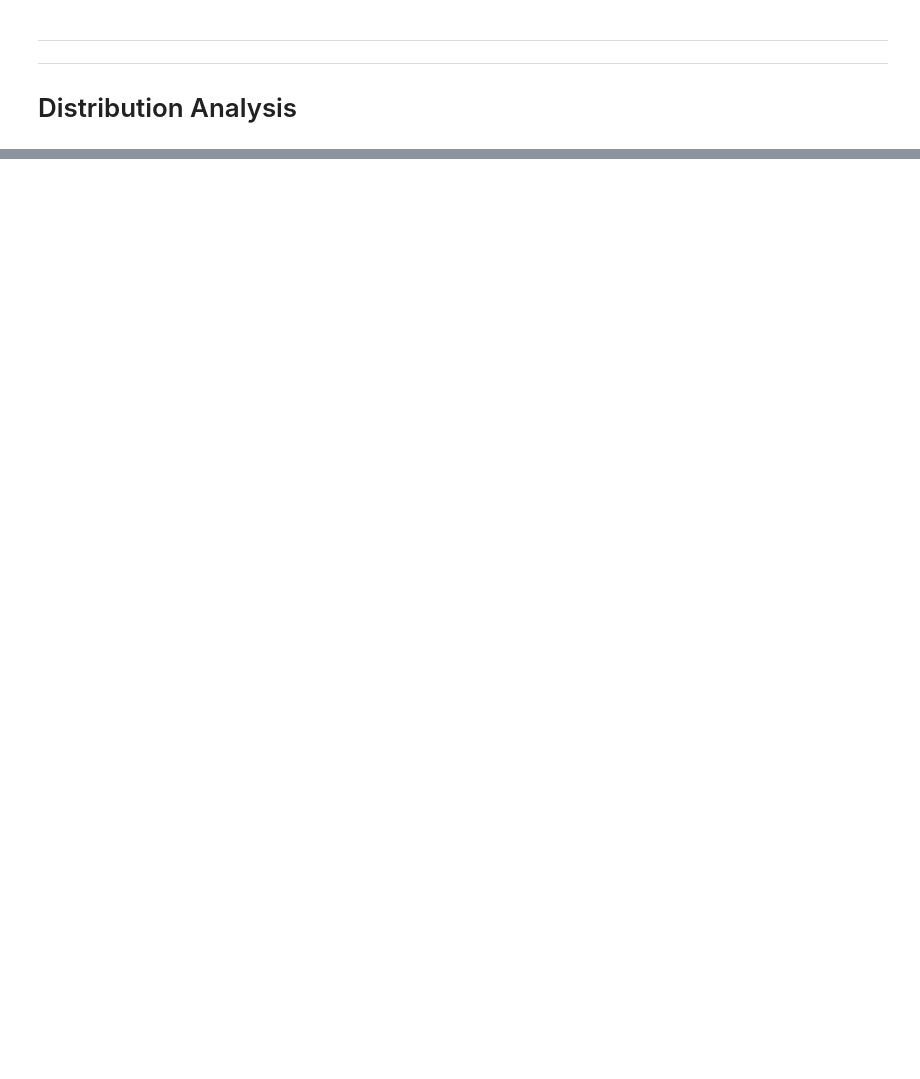
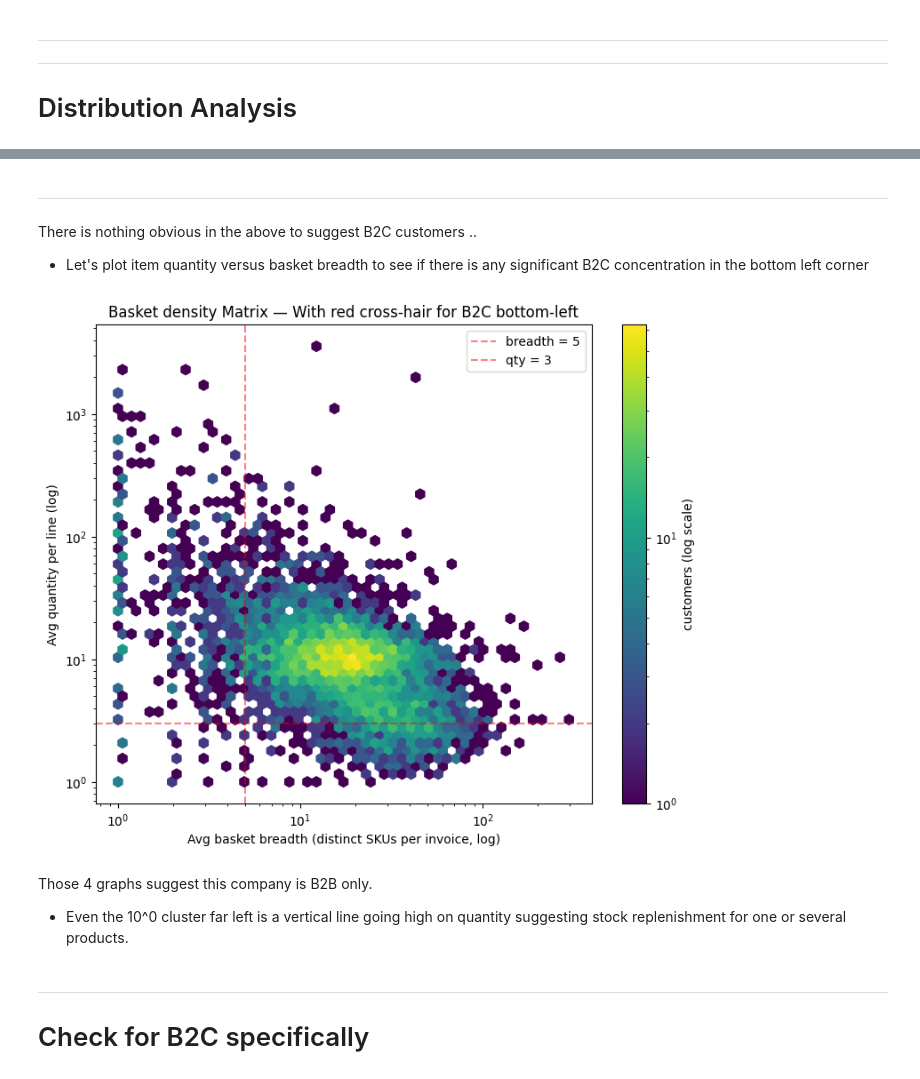
Before and after one commit to sachaplaye/rfm-lifecycle-segmentation, a Jupyter notebook: notebooks/3_data_distributions.ipynb, the cells around one changed output, grey strips where cells are left out. Cells and saved outputs as stored; diff of their text form; code cells hidden in the pictures; blank space fills up the shorter version.

```diff
--- a/notebooks/3_data_distributions.ipynb
+++ b/notebooks/3_data_distributions.ipynb
@@ -64,0 +235,33 @@ display(large_transactions[['Invoice', 'StockCode', 'Description', 'Quantity', '
+# %% [markdown]
+---
+There is nothing obvious in the above to suggest B2C customers ..
+- Let's plot item quantity versus basket breadth to see if there is any significant B2C concentration in the bottom left corner
+# %%
+import matplotlib.pyplot as plt
+import numpy as np
+from matplotlib.colors import LogNorm
+
+x = customer['avg_basket_breadth'].clip(lower=0.5)
+y = customer['avg_qty_per_line'].clip(lower=0.5)
+
+fig, ax = plt.subplots(figsize=(9,7))
+hb = ax.hexbin(x, y, gridsize=50, xscale='log', yscale='log',
+               norm=LogNorm(), cmap='viridis', mincnt=1)
+ax.set_xlabel('Avg basket breadth (distinct SKUs per invoice, log)')
+ax.set_ylabel('Avg quantity per line (log)')
+ax.set_title('Basket density Matrix — With red cross-hair for B2C bottom-left')
+plt.colorbar(hb, ax=ax, label='customers (log scale)')
+
+# Reference lines for a "B2C-like" zone
+ax.axvline(5, color='red', ls='--', alpha=0.5, label='breadth = 5')
+ax.axhline(3, color='red', ls='--', alpha=0.5, label='qty = 3')
+ax.legend()
+plt.show()
+# %% [output]
+[figure, added]
+# %% [markdown]
+Those 4 graphs suggest this company is B2B only.
+- Even the 10^0 cluster far left is a vertical line going high on quantity suggesting stock replenishment for one or several products.
+# %% [markdown]
+---
+# Check for B2C specifically
```
Also changed, not shown: parts of 33 cells of this notebook.
